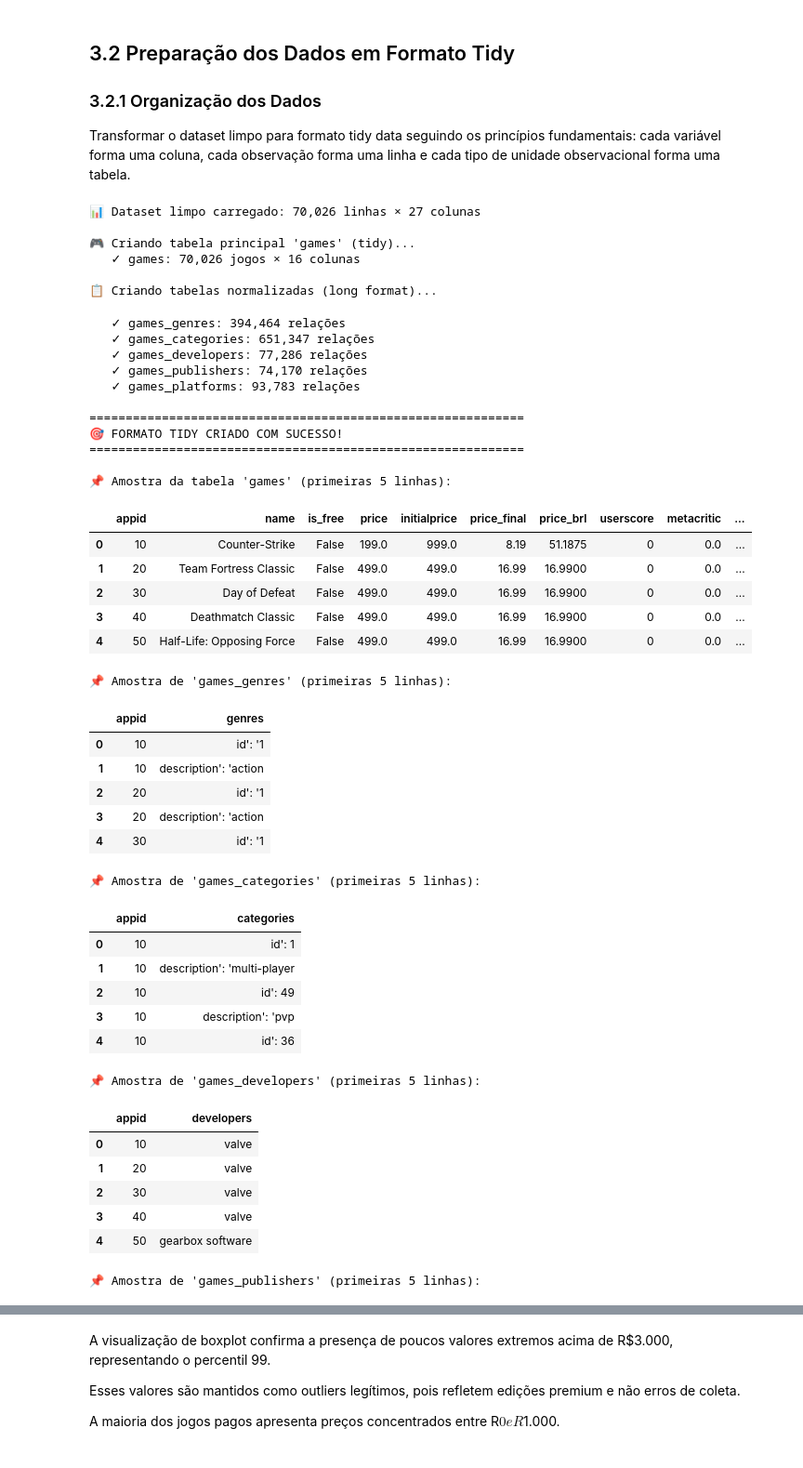
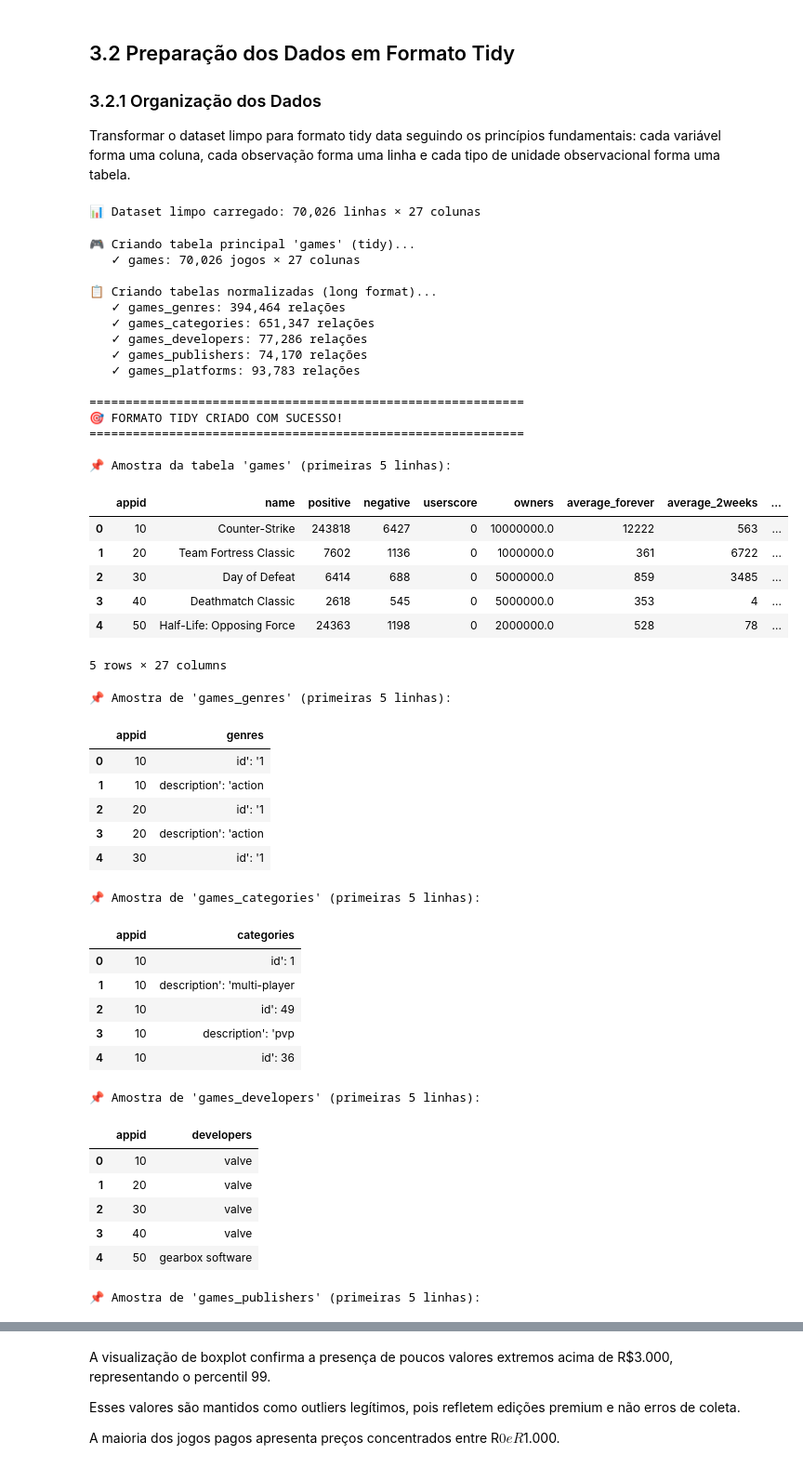
Before and after one commit to cracogabriel/data-science, a Jupyter notebook: main.ipynb, the cells around one changed output, grey strips where cells are left out. Shown: that part at 93% size. Saved outputs shown, nothing was run; the diff lists cells and outputs as text; code cells hidden in the pictures.

```diff
--- a/main.ipynb
+++ b/main.ipynb
@@ -592,10 +592,6 @@ import re
 clean_path = "data/merged_data_clean_brl.csv"
 df = pd.read_csv(clean_path, low_memory=False)
 print(f"📊 Dataset limpo carregado: {len(df):,} linhas × {df.shape[1]} colunas\n")
-
-# 2) Padronizar tipos de dados
-if "release_date" in df.columns:
-    df["release_date"] = pd.to_datetime(df["release_date"], errors="coerce")
 
 # 3) Helpers para normalização de campos multivalor
 DELIMS = r"[;,|/]"  # delimitadores comuns
@@ -632,10 +628,7 @@ def split_multi(val):
 # 4) TABELA PRINCIPAL: games (apenas colunas escalares)
 print("🎮 Criando tabela principal 'games' (tidy)...")
 scalar_cols_pref = [
-    "appid", "name", "is_free", "price", "initialprice", "price_final", "price_brl",
-    "userscore", "metacritic", "owners", "ccu", "average_forever", "median_forever",
-    "average_2weeks", "currency"
-    # "release_date",
+    "appid","name","positive","negative","userscore","owners","average_forever","average_2weeks","median_forever","price","initialprice","ccu","is_free","developers","publishers","price_overview","platforms","metacritic","categories","genres","release_date","price_final_json","price_initial_json","price_final","price_initial","currency","price_brl"
 ]
 scalar_cols = [c for c in scalar_cols_pref if c in df.columns]
 
@@ -782,66 +775,66 @@ print("\n💡 Como usar:")
 print("   # Carregar tabela principal")
 if engine:
     print(f"   games = pd.read_parquet('{parquet_dir}/games.parquet')")
     print(f"\n   # Carregar tabela de gêneros")
     print(f"   genres = pd.read_parquet('{parquet_dir}/games_genres.parquet')")
 else:
     print(f"   games = pd.read_csv('{parquet_dir}/games.csv')")
     print(f"\n   # Carregar tabela de gêneros")
     print(f"   genres = pd.read_csv('{parquet_dir}/games_genres.csv')")
 
 print("\n   # Consulta SQL com DuckDB")
 print("   result = duckdb.sql('''")
 print("       SELECT g.name, gg.genres, g.price_brl")
 print(f"       FROM '{parquet_dir}/games.parquet' g" if engine else f"       FROM '{parquet_dir}/games.csv' g")
 print(f"       JOIN '{parquet_dir}/games_genres.parquet' gg ON g.appid = gg.appid" if engine else f"       JOIN '{parquet_dir}/games_genres.csv' gg ON g.appid = gg.appid")
 print("       WHERE g.price_brl > 50")
 print("   ''').df()")
 # %% [output]
 📊 Dataset limpo carregado: 70,026 linhas × 27 colunas
-
-🎮 Criando tabela principal 'games' (tidy)...
-   ✓ games: 70,026 jogos × 16 colunas
-
-📋 Criando tabelas normalizadas (long format)...
+🎮 Criando tabela principal 'games' (tidy)...
+   ✓ games: 70,026 jogos × 27 colunas
+
+📋 Criando tabelas normalizadas (long format)...
    ✓ games_genres: 394,464 relações
    ✓ games_categories: 651,347 relações
    ✓ games_developers: 77,286 relações
    ✓ games_publishers: 74,170 relações
    ✓ games_platforms: 93,783 relações
 
 ============================================================
 🎯 FORMATO TIDY CRIADO COM SUCESSO!
 ============================================================
 
 📌 Amostra da tabela 'games' (primeiras 5 linhas):
-|  | appid | name | is_free | price | initialprice | price_final | price_brl | userscore | metacritic | ... |
-| 0 | 10 | Counter-Strike | False | 199.0 | 999.0 | 8.19 | 51.1875 | 0 | 0.0 | ... |
-| 1 | 20 | Team Fortress Classic | False | 499.0 | 499.0 | 16.99 | 16.9900 | 0 | 0.0 | ... |
-| 2 | 30 | Day of Defeat | False | 499.0 | 499.0 | 16.99 | 16.9900 | 0 | 0.0 | ... |
-| 3 | 40 | Deathmatch Classic | False | 499.0 | 499.0 | 16.99 | 16.9900 | 0 | 0.0 | ... |
-| 4 | 50 | Half-Life: Opposing Force | False | 499.0 | 499.0 | 16.99 | 16.9900 | 0 | 0.0 | ... |
+|  | appid | name | positive | negative | userscore | owners | average_forever | average_2weeks | ... |
+| 0 | 10 | Counter-Strike | 243818 | 6427 | 0 | 10000000.0 | 12222 | 563 | ... |
+| 1 | 20 | Team Fortress Classic | 7602 | 1136 | 0 | 1000000.0 | 361 | 6722 | ... |
+| 2 | 30 | Day of Defeat | 6414 | 688 | 0 | 5000000.0 | 859 | 3485 | ... |
+| 3 | 40 | Deathmatch Classic | 2618 | 545 | 0 | 5000000.0 | 353 | 4 | ... |
+| 4 | 50 | Half-Life: Opposing Force | 24363 | 1198 | 0 | 2000000.0 | 528 | 78 | ... |
-📌 Amostra de 'games_genres' (primeiras 5 linhas):
+5 rows × 27 columns
+📌 Amostra de 'games_genres' (primeiras 5 linhas):
 |  | appid | genres |
 | 0 | 10 | id': '1 |
 | 1 | 10 | description': 'action |
 | 2 | 20 | id': '1 |
 | 3 | 20 | description': 'action |
 | 4 | 30 | id': '1 |
-📌 Amostra de 'games_categories' (primeiras 5 linhas):
+📌 Amostra de 'games_categories' (primeiras 5 linhas):
 |  | appid | categories |
 | 0 | 10 | id': 1 |
 | 1 | 10 | description': 'multi-player |
 | 2 | 10 | id': 49 |
 | 3 | 10 | description': 'pvp |
 | 4 | 10 | id': 36 |
-📌 Amostra de 'games_developers' (primeiras 5 linhas):
+📌 Amostra de 'games_developers' (primeiras 5 linhas):
 |  | appid | developers |
 | 0 | 10 | valve |
 | 1 | 20 | valve |
 | 2 | 30 | valve |
 | 3 | 40 | valve |
 | 4 | 50 | gearbox software |
-📌 Amostra de 'games_publishers' (primeiras 5 linhas):
+📌 Amostra de 'games_publishers' (primeiras 5 linhas):
 |  | appid | publishers |
 | 0 | 10 | valve |
 | 1 | 20 | valve |
```
Also changed, not shown: parts of 2 cells of this notebook, 1 other file.
